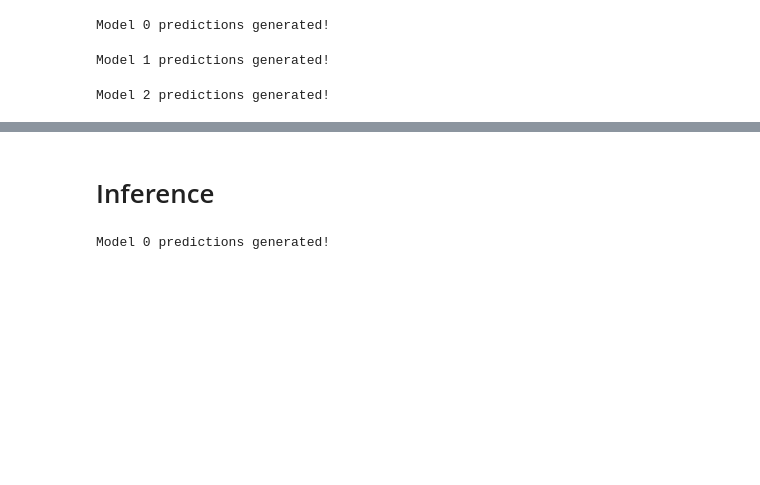
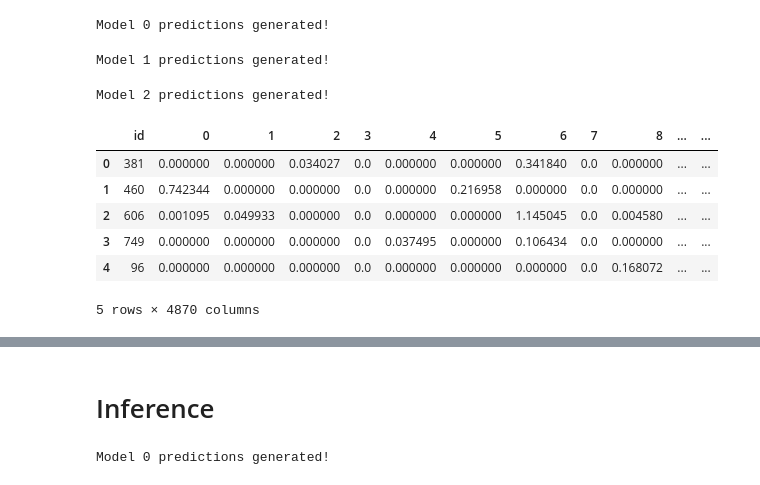
Before and after one commit to traptrip/ai-areal-photo, a Jupyter notebook: notebooks/MPTI.ipynb, the cells around one changed output, grey strips where cells are left out. Cells and saved outputs as stored; diff of their text form; code cells hidden in the pictures; blank space fills up the shorter version.

```diff
--- a/notebooks/MPTI.ipynb
+++ b/notebooks/MPTI.ipynb
@@ -686,20 +1035,22 @@ def generate_preds_df(model_num, pred_df, model, dataset):
         labels = labels.tolist()
         with torch.no_grad():
             if is_cnn:
-                img = img.unsqueeze(0).to(device)
-                pred = sigmoid(model["model"](img)).squeeze(0).cpu().tolist()
+                img = img.unsqueeze(0).to(device, non_blocking=True)
             else:
                 for i in img:
                     img[i] = img[i].to(device, non_blocking=True)
-                pred = model["model"](**img).logits
-                pred = sigmoid(pred).squeeze(0).cpu().tolist()
+
+            pred = model["model"](img)
+            # print(pred.shape)
+            pred = pred.squeeze(0).cpu().flatten()
             row = {
                 'id': img_id,
-                "left_top_x": pred[0],
-                'left_top_y': pred[1],
-                "right_bottom_x": pred[2],
-                'right_bottom_y': pred[3],
-                'angle': pred[4],
+                **{str(i): p.item() for i, p in enumerate(pred)},
+                # "left_top_x": pred[0],
+                # 'left_top_y': pred[1],
+                # "right_bottom_x": pred[2],
+                # 'right_bottom_y': pred[3],
+                # 'angle': pred[4],
                 "gt_left_top_x": labels[0],
                 'gt_left_top_y': labels[1],
                 "gt_right_bottom_x": labels[2],
@@ -724,7 +1075,7 @@ def generate_preds_df(model_num, pred_df, model, dataset):
 pred_train_df = None
 pred_valid_df = None
 
-for model_num, (model, img_size) in enumerate(zip(cv_models, [224, 224, 300])):
+for model_num, (model, img_size) in enumerate(zip(cv_models, img_sizes)):
     is_cnn = model["name"] == "cnn"
 
     train_transform = transforms.Compose([
@@ -740,8 +1091,8 @@ for model_num, (model, img_size) in enumerate(zip(cv_models, [224, 224, 300])):
                             std=[0.229, 0.224, 0.225]),
     ])
 
-    train_dataset = ImageDatasetVit(train_df, feature_extractor) if not is_cnn else ImageDataset(train_df, train_transform)
-    valid_dataset = ImageDatasetVit(valid_df, feature_extractor) if not is_cnn else ImageDataset(valid_df, test_transform)
+    train_dataset = ImageDataset(train_df, transform=train_transform, feature_extractor=model["feature_extractor"])
+    valid_dataset = ImageDataset(valid_df, transform=test_transform, feature_extractor=model["feature_extractor"])
 
     pred_train_df = generate_preds_df(model_num, pred_train_df, model, train_dataset)
     pred_valid_df = generate_preds_df(model_num, pred_valid_df, model, valid_dataset)
@@ -759,4 +1110,14 @@ Model 2 predictions generated!
 # pred_valid_df = pd.read_csv("../data/agg_pred/valid.csv")
+# %%
+pred_train_df.head()
+# %% [output]
+|  | id | 0 | 1 | 2 | 3 | 4 | 5 | 6 | 7 | 8 | ... | ... |
+| 0 | 381 | 0.000000 | 0.000000 | 0.034027 | 0.0 | 0.000000 | 0.000000 | 0.341840 | 0.0 | 0.000000 | ... | ... |
+| 1 | 460 | 0.742344 | 0.000000 | 0.000000 | 0.0 | 0.000000 | 0.216958 | 0.000000 | 0.0 | 0.000000 | ... | ... |
+| 2 | 606 | 0.001095 | 0.049933 | 0.000000 | 0.0 | 0.000000 | 0.000000 | 1.145045 | 0.0 | 0.004580 | ... | ... |
+| 3 | 749 | 0.000000 | 0.000000 | 0.000000 | 0.0 | 0.037495 | 0.000000 | 0.106434 | 0.0 | 0.000000 | ... | ... |
+| 4 | 96 | 0.000000 | 0.000000 | 0.000000 | 0.0 | 0.000000 | 0.000000 | 0.000000 | 0.0 | 0.168072 | ... | ... |
+5 rows × 4870 columns
 # %%
 # # Train AGG Regressor
 
```
Also changed, not shown: parts of 47 cells of this notebook, 17 other files.
